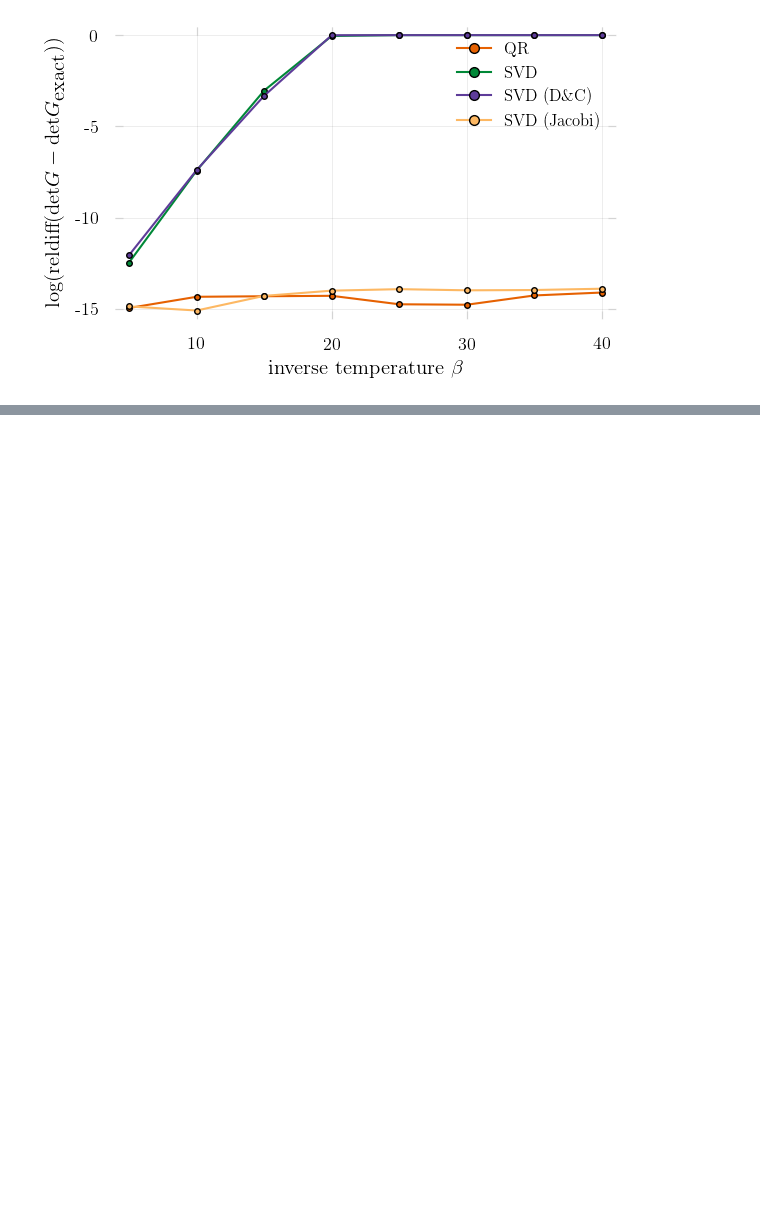
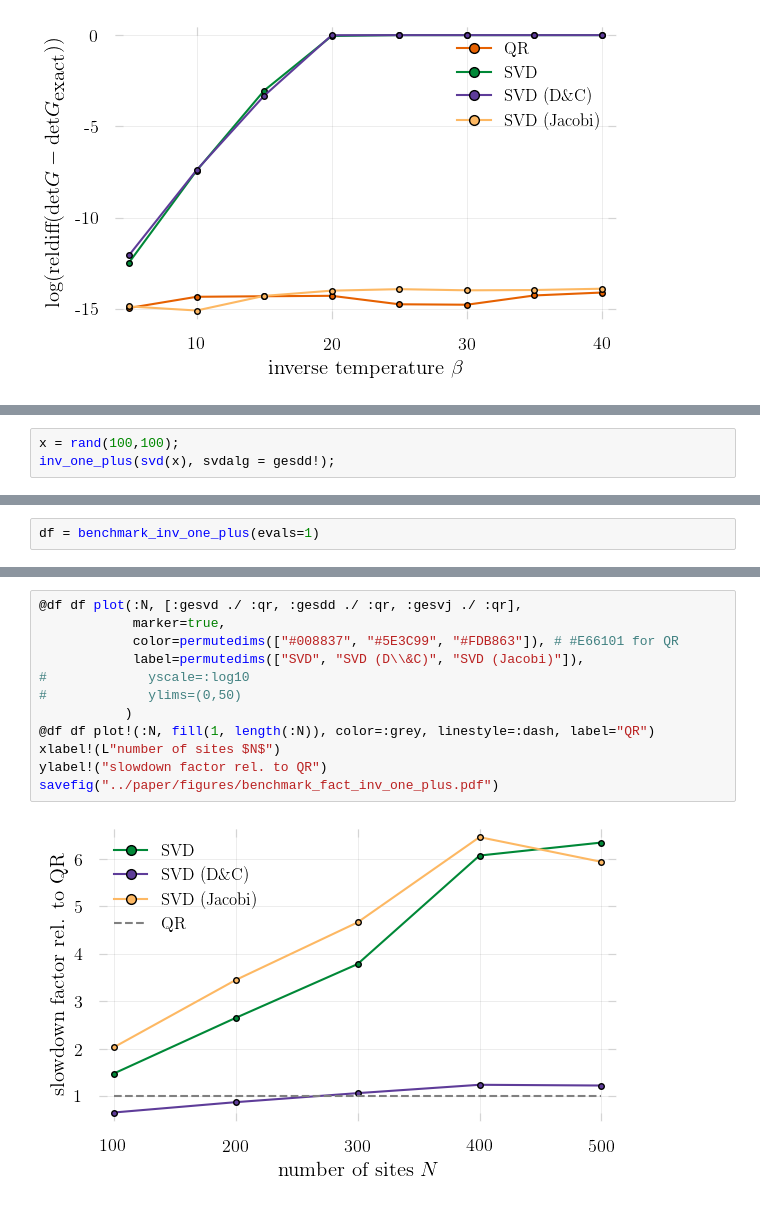
Before and after one commit to carstenbauer/StableDQMC.jl, a Jupyter notebook: notebooks/accuracy.ipynb, the cells around one changed output, grey strips where cells are left out. Saved outputs shown, nothing was run; the diff lists cells and outputs as text; blank space fills up the shorter version.

```diff
--- a/notebooks/accuracy.ipynb
+++ b/notebooks/accuracy.ipynb
@@ -396,0 +398,3 @@ WARNING: both StableDQMC and StableDQMC export "inv_one_plus_udv_loh!"; uses of
+# %%
+x = rand(100,100);
+inv_one_plus(svd(x), svdalg = gesdd!);
@@ -396,0 +422,2 @@ WARNING: both StableDQMC and StableDQMC export "inv_one_plus_udv_loh!"; uses of
+# %%
+df = benchmark_inv_one_plus(evals=1)
@@ -396,0 +433,14 @@ WARNING: both StableDQMC and StableDQMC export "inv_one_plus_udv_loh!"; uses of
+# %%
+@df df plot(:N, [:gesvd ./ :qr, :gesdd ./ :qr, :gesvj ./ :qr],
+            marker=true,
+            color=permutedims(["#008837", "#5E3C99", "#FDB863"]), # #E66101 for QR
+            label=permutedims(["SVD", "SVD (D\\&C)", "SVD (Jacobi)"]),
+#             yscale=:log10
+#             ylims=(0,50)
+           )
+@df df plot!(:N, fill(1, length(:N)), color=:grey, linestyle=:dash, label="QR")
+xlabel!(L"number of sites $N$")
+ylabel!("slowdown factor rel. to QR")
+savefig("../paper/figures/benchmark_fact_inv_one_plus.pdf")
+# %% [output]
+[figure, added]
```
Also changed, not shown: parts of 14 cells of this notebook, 6 other files.
